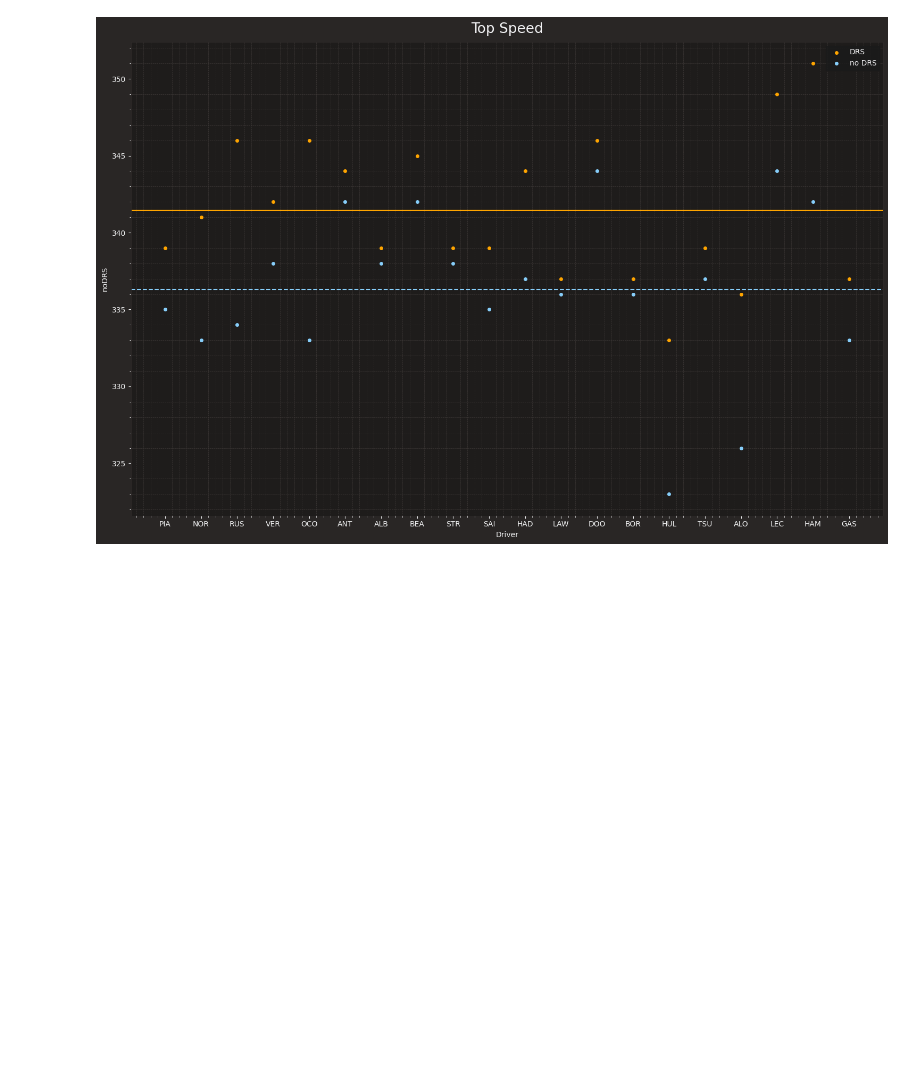
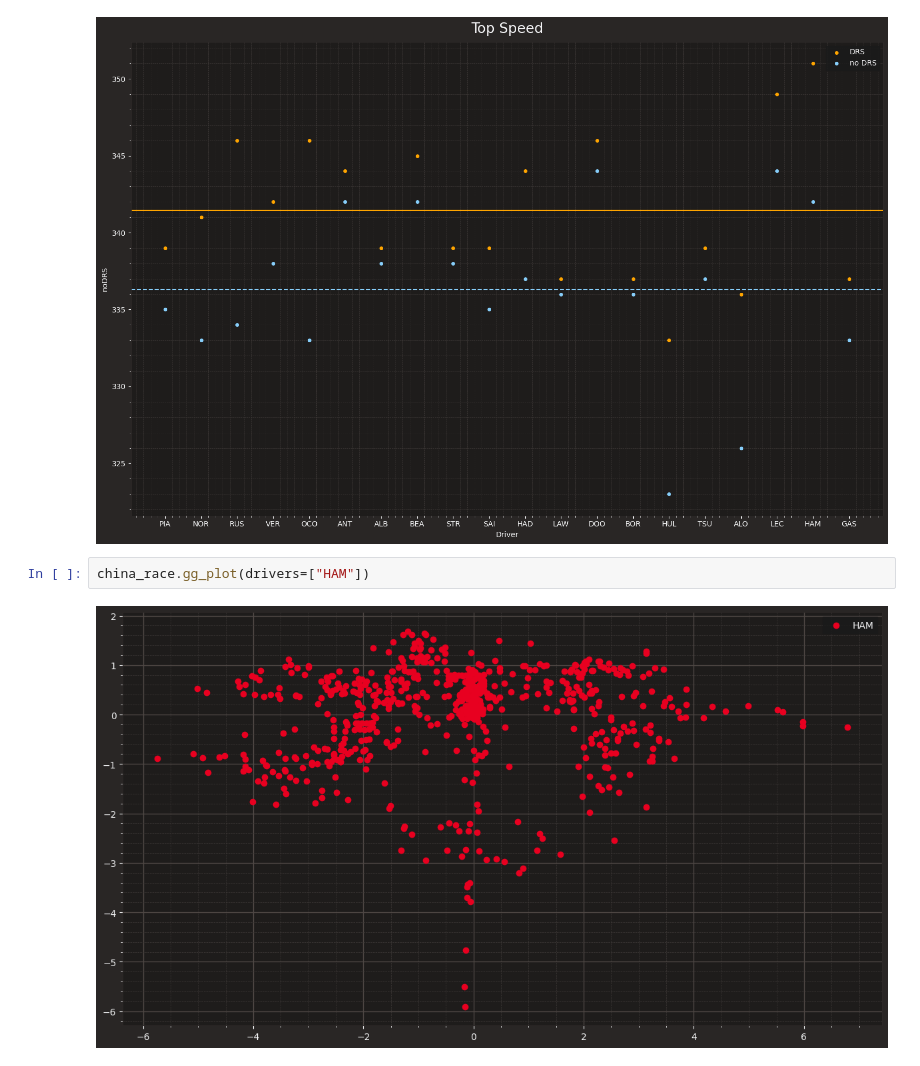
Before and after one commit to ThallesNonato1123/F1, a Jupyter notebook: 2025/GP China/race.ipynb, the cells around one changed output. Saved outputs shown, nothing was run; the diff lists cells and outputs as text; blank space fills up the shorter version.

```diff
--- a/2025/GP China/race.ipynb
+++ b/2025/GP China/race.ipynb
@@ -97,3 +97,7 @@ china_race.tyre_strategy()
 china_race.plot_top_speed()
 # %% [output]
 [figure]
+# %%
+china_race.gg_plot(drivers=["HAM"])
+# %% [output]
+[figure, added]
```
Also changed, not shown: 4 other files.
